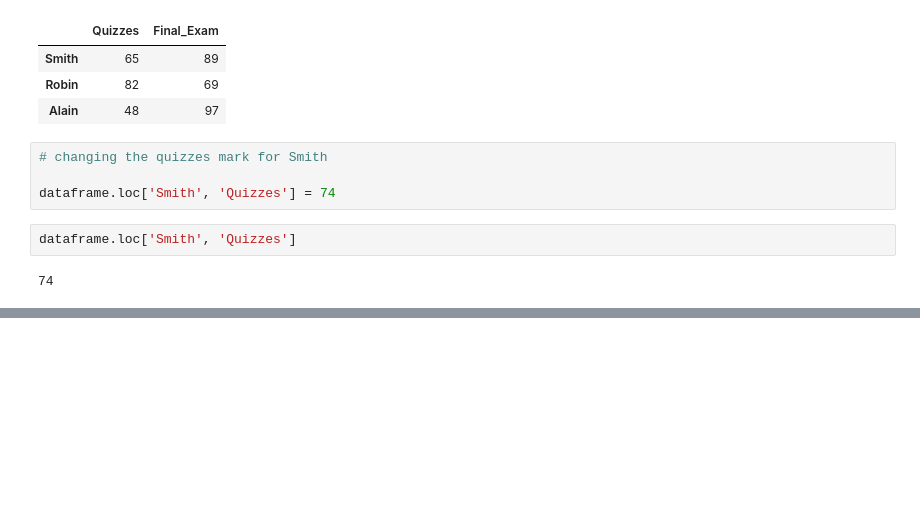
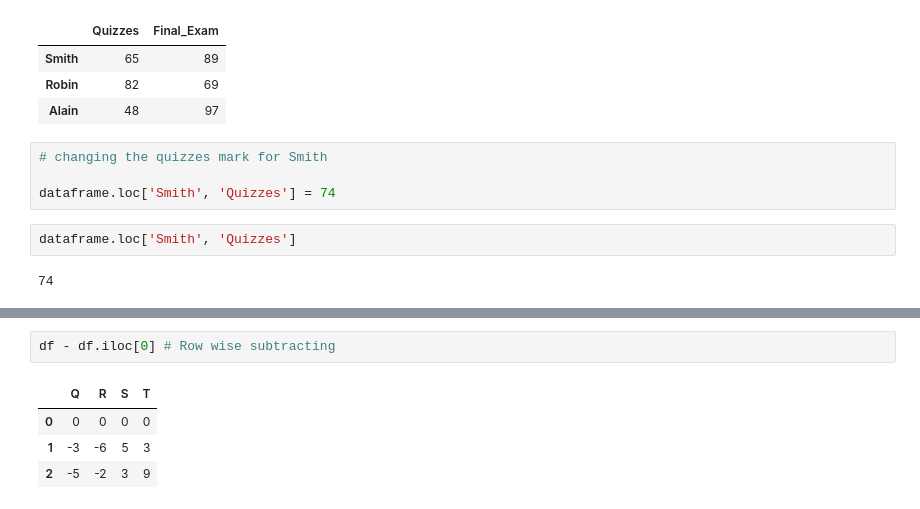
Before and after one commit to ali-d-nasseri/Python-Tutorials, a Jupyter notebook: Pandas-Analysis-Kaggle-Survey.ipynb, the cells around one changed output, grey strips where cells are left out. Saved outputs shown, nothing was run; the diff lists cells and outputs as text; blank space fills up the shorter version.

```diff
--- a/Pandas-Analysis-Kaggle-Survey.ipynb
+++ b/Pandas-Analysis-Kaggle-Survey.ipynb
@@ -535,0 +671,7 @@ dataframe.loc['Smith', 'Quizzes']
+# %%
+df - df.iloc[0] # Row wise subtracting
+# %% [output]
+|  | Q | R | S | T |
+| 0 | 0 | 0 | 0 | 0 |
+| 1 | -3 | -6 | 5 | 3 |
+| 2 | -5 | -2 | 3 | 9 |
```
Also changed, not shown: parts of 27 cells of this notebook.
